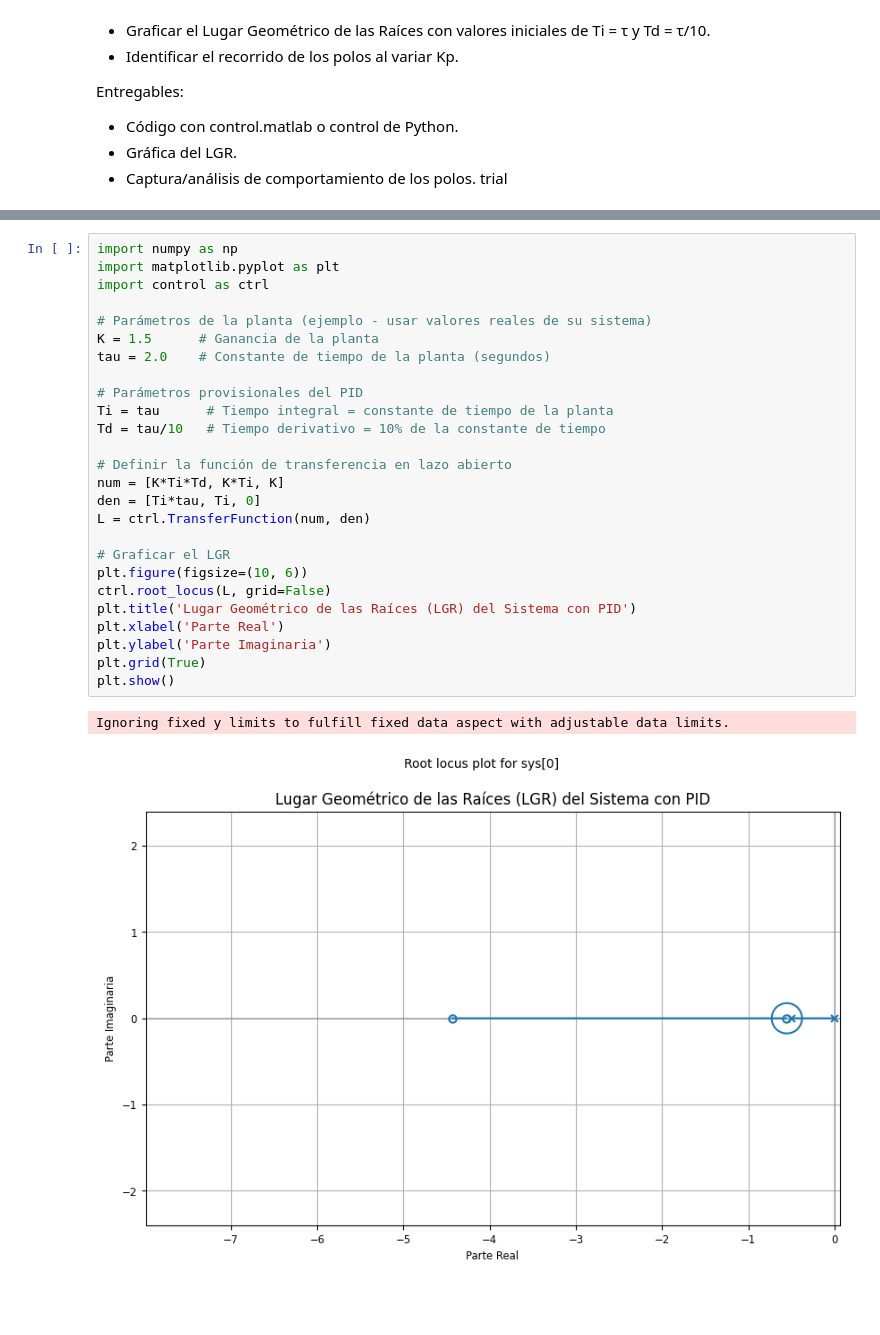
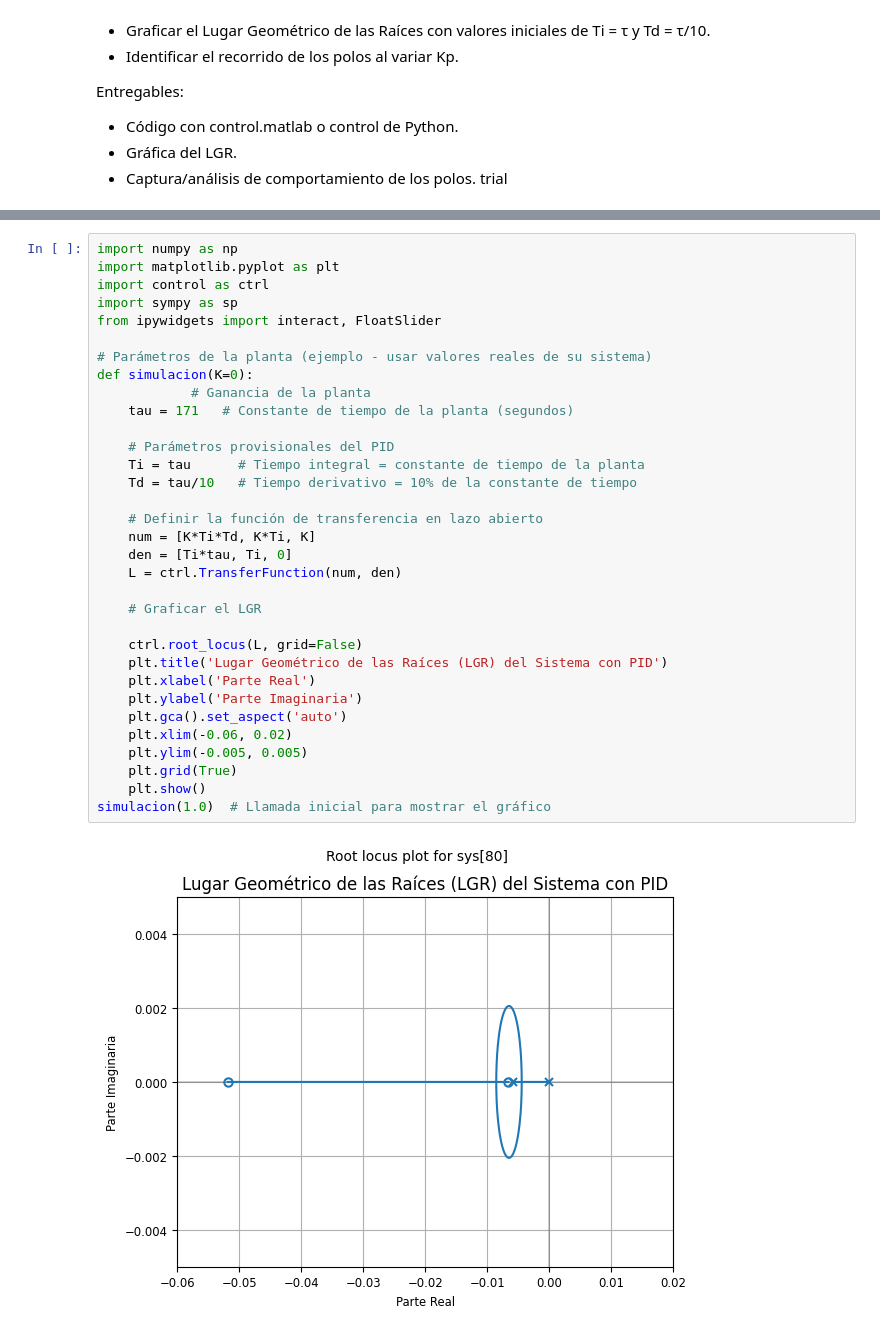
Before and after one commit to jbcgames/Parcia_2_Control, a Jupyter notebook: Jose.ipynb, the cells around one changed output, grey strips where cells are left out. Cells and saved outputs as stored; diff of their text form; blank space fills up the shorter version.

```diff
--- a/Jose.ipynb
+++ b/Jose.ipynb
@@ -35,29 +35,35 @@ Note: you may need to restart the kernel to use updated packages.
 # %%
 import numpy as np
 import matplotlib.pyplot as plt
 import control as ctrl
+import sympy as sp
+from ipywidgets import interact, FloatSlider
 
 # Parámetros de la planta (ejemplo - usar valores reales de su sistema)
-K = 1.5      # Ganancia de la planta
-tau = 2.0    # Constante de tiempo de la planta (segundos)
+def simulacion(K=0):
+            # Ganancia de la planta
+    tau = 171   # Constante de tiempo de la planta (segundos)
 
-# Parámetros provisionales del PID
-Ti = tau      # Tiempo integral = constante de tiempo de la planta
-Td = tau/10   # Tiempo derivativo = 10% de la constante de tiempo
+    # Parámetros provisionales del PID
+    Ti = tau      # Tiempo integral = constante de tiempo de la planta
+    Td = tau/10   # Tiempo derivativo = 10% de la constante de tiempo
 
-# Definir la función de transferencia en lazo abierto
-num = [K*Ti*Td, K*Ti, K]
-den = [Ti*tau, Ti, 0]
-L = ctrl.TransferFunction(num, den)
+    # Definir la función de transferencia en lazo abierto
+    num = [K*Ti*Td, K*Ti, K]
+    den = [Ti*tau, Ti, 0]
+    L = ctrl.TransferFunction(num, den)
 
-# Graficar el LGR
-plt.figure(figsize=(10, 6))
-ctrl.root_locus(L, grid=False)
-plt.title('Lugar Geométrico de las Raíces (LGR) del Sistema con PID')
-plt.xlabel('Parte Real')
-plt.ylabel('Parte Imaginaria')
-plt.grid(True)
-plt.show()
+    # Graficar el LGR
+
+    ctrl.root_locus(L, grid=False)
+    plt.title('Lugar Geométrico de las Raíces (LGR) del Sistema con PID')
+    plt.xlabel('Parte Real')
+    plt.ylabel('Parte Imaginaria')
+    plt.gca().set_aspect('auto')
+    plt.xlim(-0.06, 0.02)
+    plt.ylim(-0.005, 0.005)
+    plt.grid(True)
+    plt.show()
+simulacion(1.0)  # Llamada inicial para mostrar el gráfico
 # %% [output]
-Ignoring fixed y limits to fulfill fixed data aspect with adjustable data limits.
-[figure, old version]
+[figure, new version]
```
Also changed, not shown: parts of 1 cell of this notebook, 1 other file.
